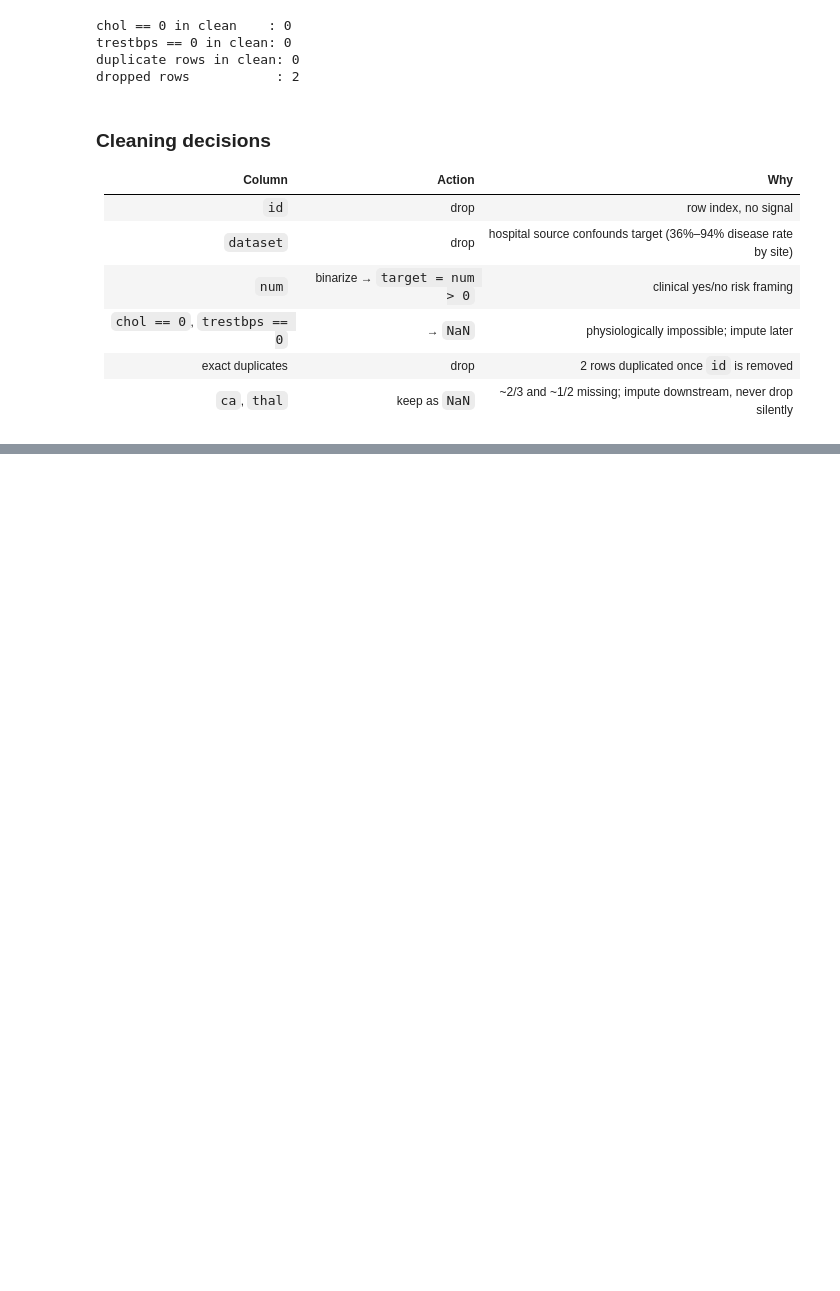
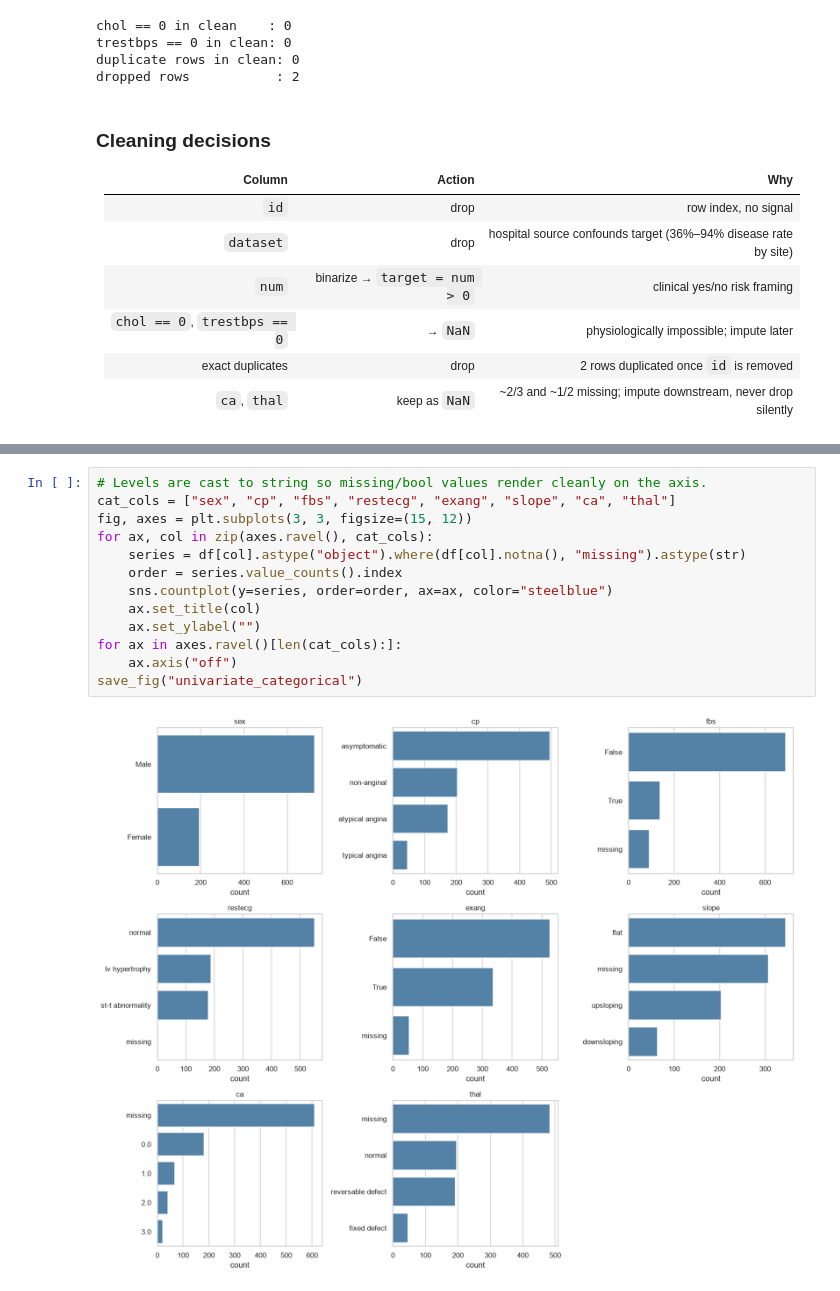
Before and after one commit to Moudjib16/Heart-Disease-Prediction, a Jupyter notebook: notebooks/01_eda.ipynb, the cells around one changed output, grey strips where cells are left out. Saved outputs shown, nothing was run; the diff lists cells and outputs as text; blank space fills up the shorter version.

```diff
--- a/notebooks/01_eda.ipynb
+++ b/notebooks/01_eda.ipynb
@@ -260,0 +275,15 @@ dropped rows           : 2
+# %%
+# Levels are cast to string so missing/bool values render cleanly on the axis.
+cat_cols = ["sex", "cp", "fbs", "restecg", "exang", "slope", "ca", "thal"]
+fig, axes = plt.subplots(3, 3, figsize=(15, 12))
+for ax, col in zip(axes.ravel(), cat_cols):
+    series = df[col].astype("object").where(df[col].notna(), "missing").astype(str)
+    order = series.value_counts().index
+    sns.countplot(y=series, order=order, ax=ax, color="steelblue")
+    ax.set_title(col)
+    ax.set_ylabel("")
+for ax in axes.ravel()[len(cat_cols):]:
+    ax.axis("off")
+save_fig("univariate_categorical")
+# %% [output]
+[figure, added]
```
Also changed, not shown: parts of 4 cells of this notebook.
